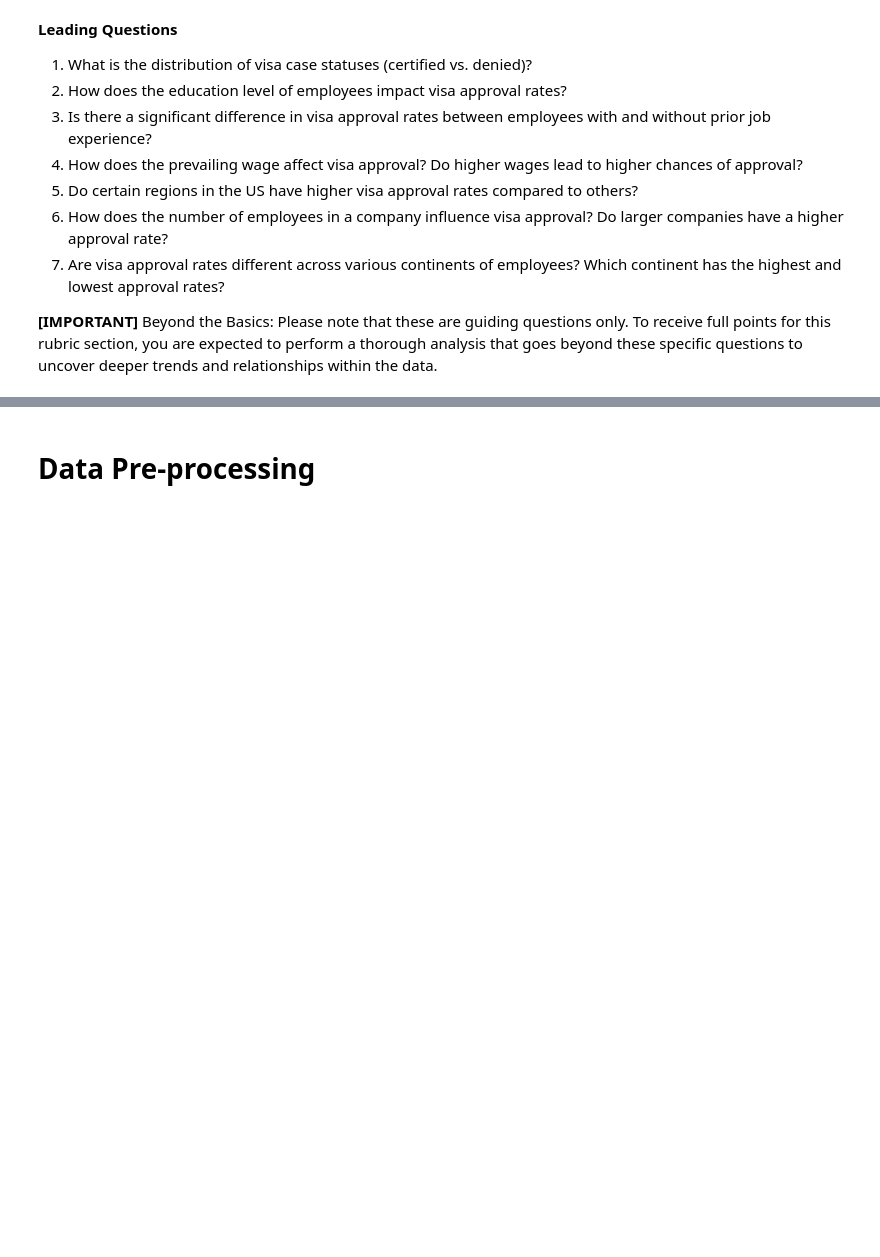
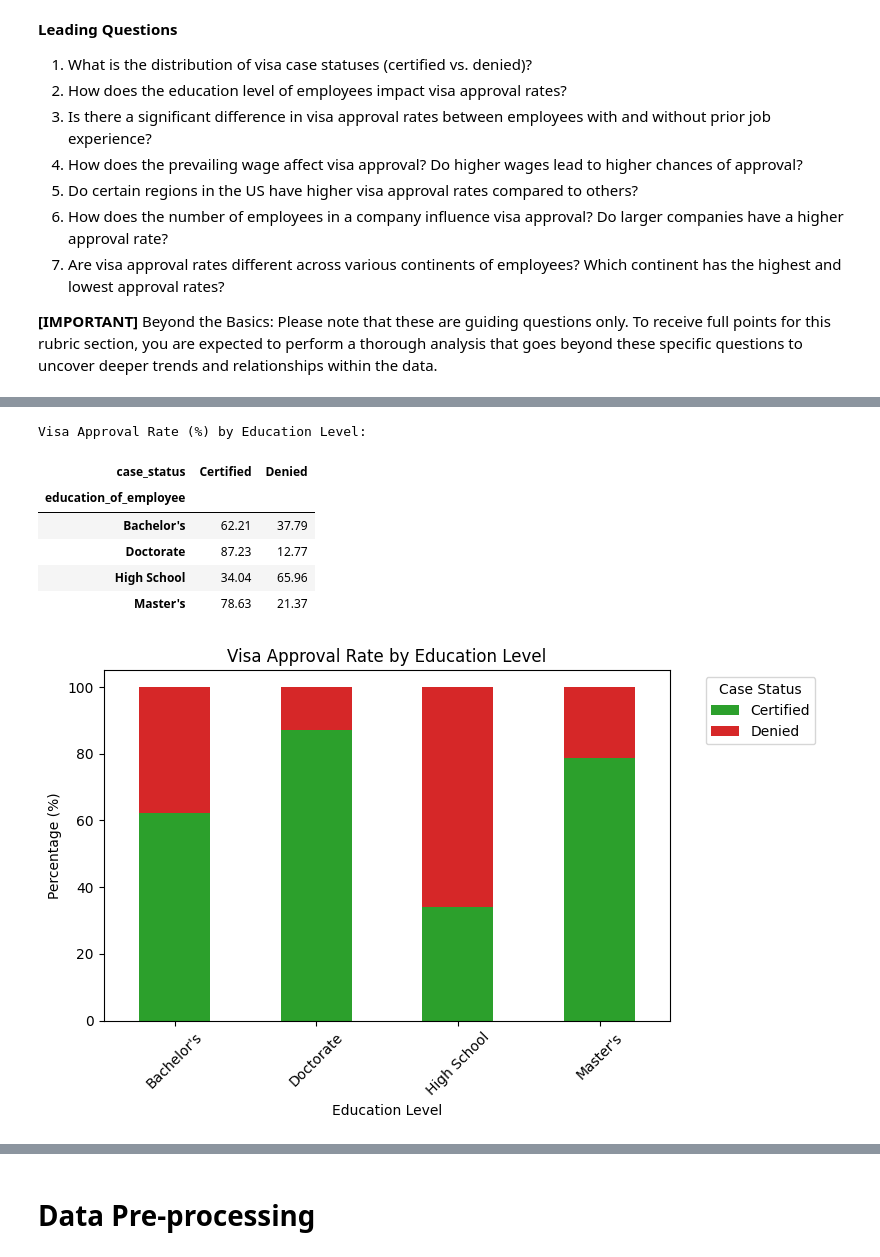
Before and after one commit to Kwasi-Dankwa/Easy_Visa_CS, a Jupyter notebook: AI&DS_Week8_Project2_Full_Code_Notebook_EasyVisa_.ipynb, the cells around one changed output, grey strips where cells are left out. Saved outputs shown, nothing was run; the diff lists cells and outputs as text; code cells hidden in the pictures; blank space fills up the shorter version.

```diff
--- a/AI&DS_Week8_Project2_Full_Code_Notebook_EasyVisa_.ipynb
+++ b/AI&DS_Week8_Project2_Full_Code_Notebook_EasyVisa_.ipynb
@@ -148,0 +173,24 @@ memory usage: 2.3+ MB
+# %%
+# Grouping by education and case status to see the relationship
+education_cross = pd.crosstab(df['education_of_employee'], df['case_status'], normalize='index') * 100
+print("Visa Approval Rate (%) by Education Level:")
+display(education_cross.round(2))
+
+# Visualizing the relationship with a stacked bar plot
+education_cross.plot(kind='bar', stacked=True, figsize=(8, 5), color=['#2ca02c', '#d62728'])
+plt.title('Visa Approval Rate by Education Level')
+plt.xlabel('Education Level')
+plt.ylabel('Percentage (%)')
+plt.legend(title='Case Status', bbox_to_anchor=(1.05, 1), loc='upper left')
+plt.xticks(rotation=45)
+plt.tight_layout()
+plt.show()
+# %% [output]
+Visa Approval Rate (%) by Education Level:
+| case_status | Certified | Denied |
+| education_of_employee |  |  |
+| Bachelor's | 62.21 | 37.79 |
+| Doctorate | 87.23 | 12.77 |
+| High School | 34.04 | 65.96 |
+| Master's | 78.63 | 21.37 |
+[figure, added]
```
Also changed, not shown: parts of 12 cells of this notebook.
